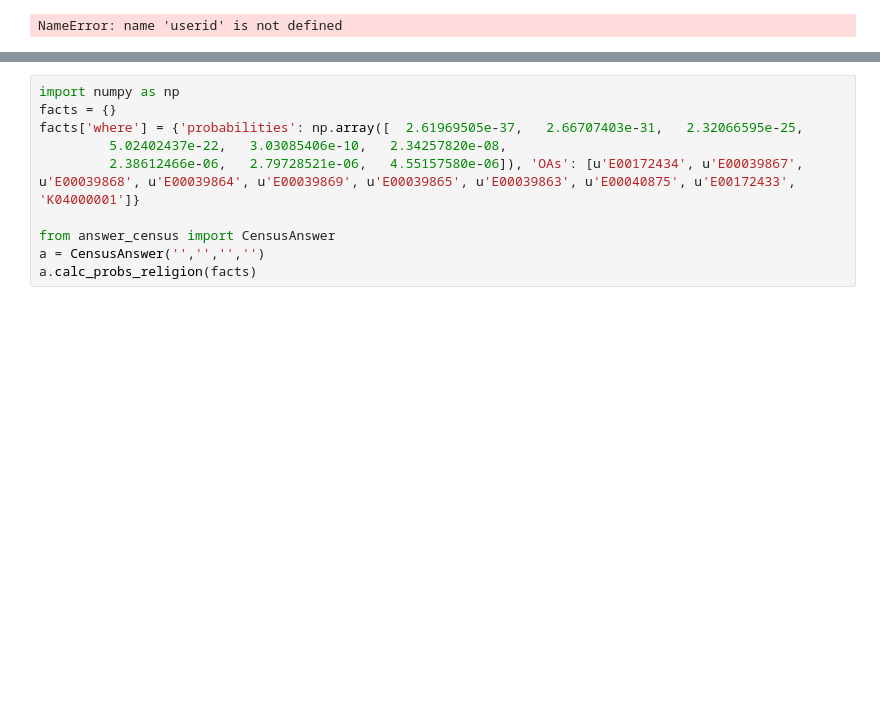
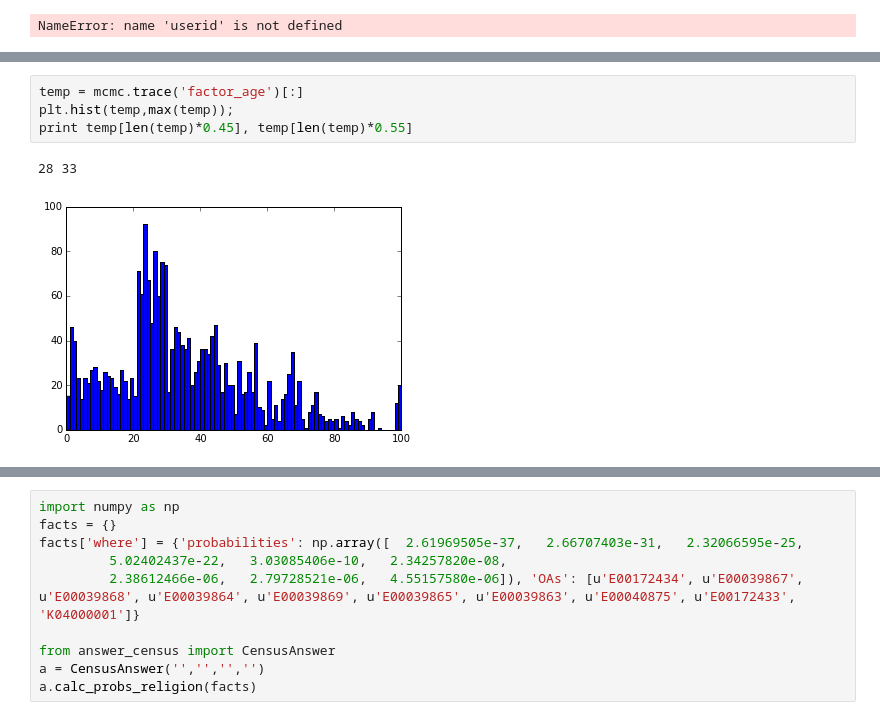
Before and after one commit to donzpixelz/psychic, a Jupyter notebook: cgi-bin/Psych Development.ipynb, the cells around one changed output, grey strips where cells are left out. Drawn from its saved outputs; the diff is of its cells as text; blank space fills up the shorter version.

```diff
--- a/cgi-bin/Psych Development.ipynb
+++ b/cgi-bin/Psych Development.ipynb
@@ -54,3 +54,10 @@ appending features from where
+# %%
+temp = mcmc.trace('factor_age')[:]
+plt.hist(temp,max(temp));
+print temp[len(temp)*0.45], temp[len(temp)*0.55]
+# %% [output]
+28 33
+[figure, added]
 # %%
 import matplotlib.pyplot as plt
 %matplotlib inline
```
Also changed, not shown: parts of 7 cells of this notebook, 11 other files.
